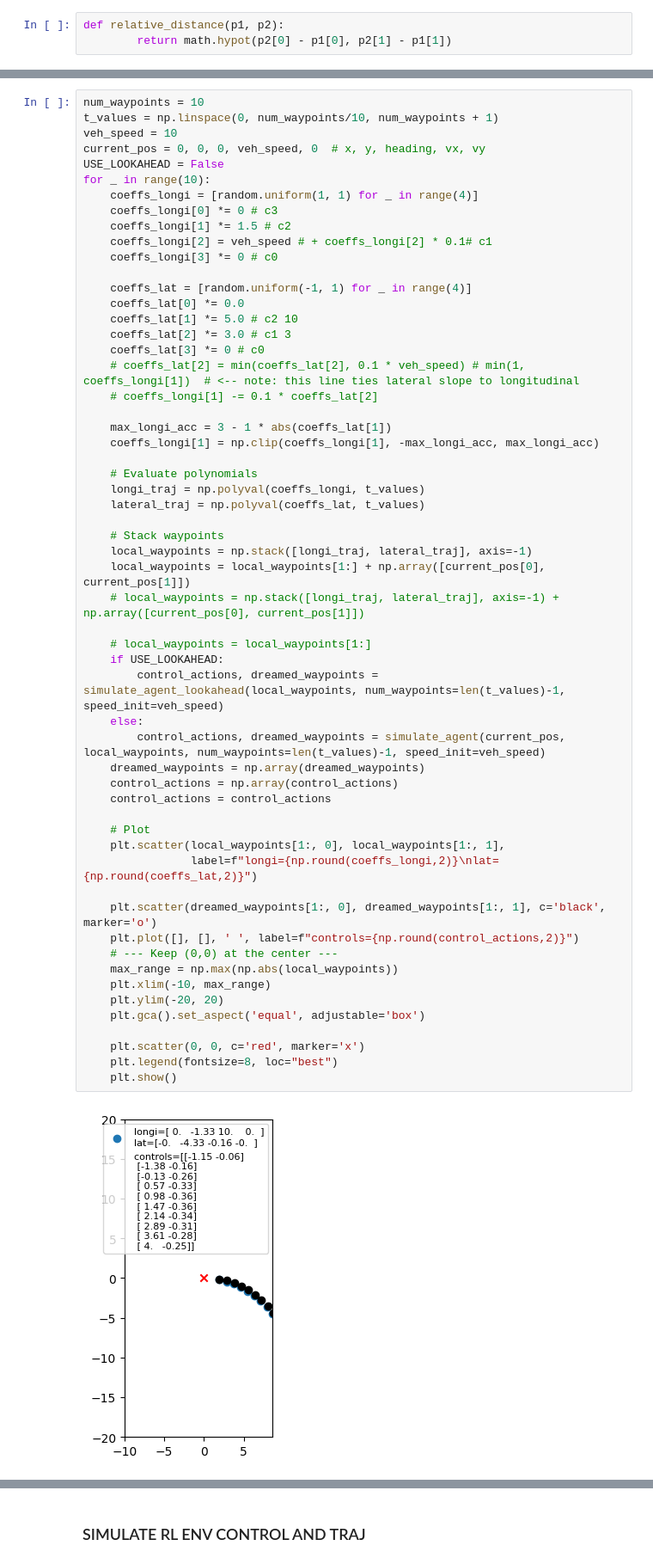
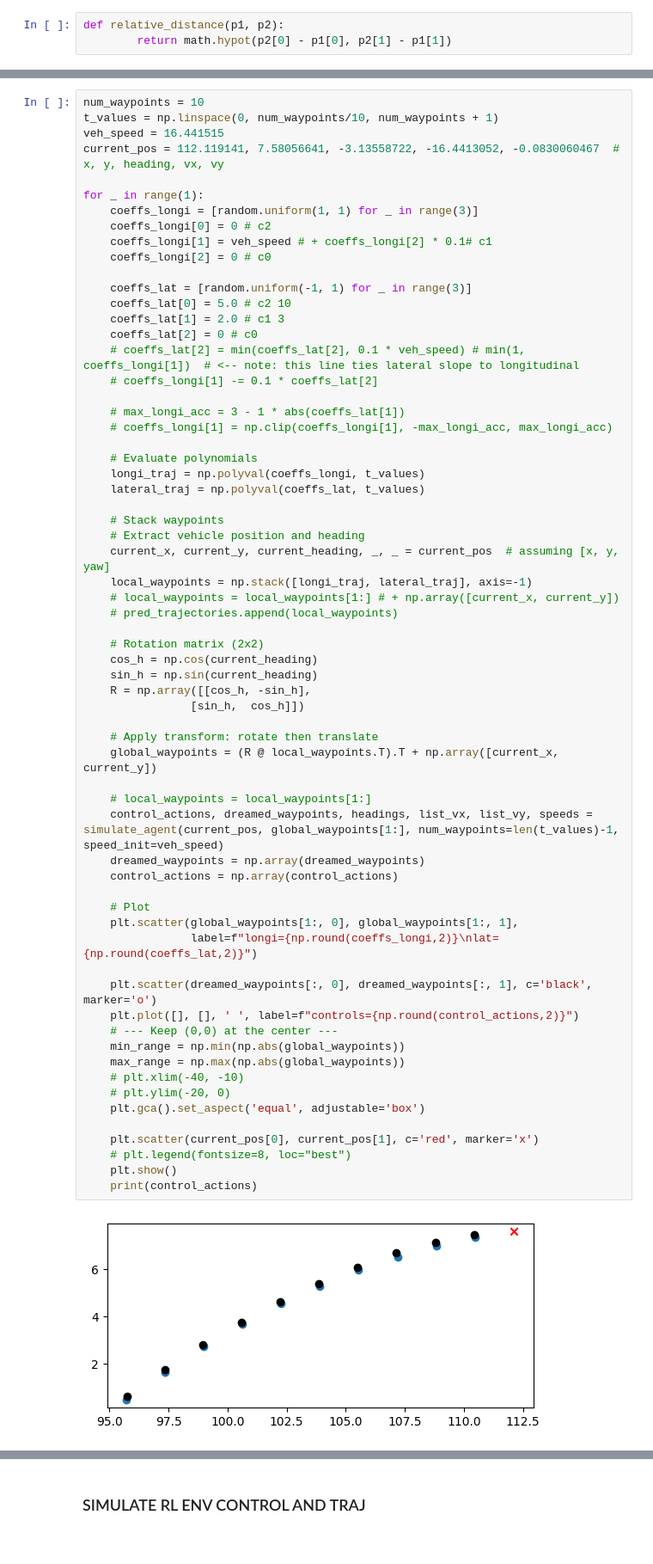
Before and after one commit to Victorbares/PufferDrive, a Jupyter notebook: debile.ipynb, the cells around one changed output, grey strips where cells are left out. Shown: that part at 86% size. Drawn from its saved outputs; the diff is of its cells as text.

```diff
--- a/debile.ipynb
+++ b/debile.ipynb
@@ -245,59 +236,66 @@ def simulate_agent_lookahead(waypoints, num_waypoints, speed_init, time_delta=0.
 # %%
 num_waypoints = 10
 t_values = np.linspace(0, num_waypoints/10, num_waypoints + 1)
-veh_speed = 10
-current_pos = 0, 0, 0, veh_speed, 0  # x, y, heading, vx, vy
-USE_LOOKAHEAD = False
-for _ in range(10):
-    coeffs_longi = [random.uniform(1, 1) for _ in range(4)]
-    coeffs_longi[0] *= 0 # c3
-    coeffs_longi[1] *= 1.5 # c2
-    coeffs_longi[2] = veh_speed # + coeffs_longi[2] * 0.1# c1
-    coeffs_longi[3] *= 0 # c0
+veh_speed = 16.441515
+current_pos = 112.119141, 7.58056641, -3.13558722, -16.4413052, -0.0830060467  # x, y, heading, vx, vy
 
-    coeffs_lat = [random.uniform(-1, 1) for _ in range(4)]
-    coeffs_lat[0] *= 0.0
-    coeffs_lat[1] *= 5.0 # c2 10
-    coeffs_lat[2] *= 3.0 # c1 3
-    coeffs_lat[3] *= 0 # c0
+for _ in range(1):
+    coeffs_longi = [random.uniform(1, 1) for _ in range(3)]
+    coeffs_longi[0] = 0 # c2
+    coeffs_longi[1] = veh_speed # + coeffs_longi[2] * 0.1# c1
+    coeffs_longi[2] = 0 # c0
+
+    coeffs_lat = [random.uniform(-1, 1) for _ in range(3)]
+    coeffs_lat[0] = 5.0 # c2 10
+    coeffs_lat[1] = 2.0 # c1 3
+    coeffs_lat[2] = 0 # c0
     # coeffs_lat[2] = min(coeffs_lat[2], 0.1 * veh_speed) # min(1, coeffs_longi[1])  # <-- note: this line ties lateral slope to longitudinal
     # coeffs_longi[1] -= 0.1 * coeffs_lat[2]
 
-    max_longi_acc = 3 - 1 * abs(coeffs_lat[1])
-    coeffs_longi[1] = np.clip(coeffs_longi[1], -max_longi_acc, max_longi_acc)
+    # max_longi_acc = 3 - 1 * abs(coeffs_lat[1])
+    # coeffs_longi[1] = np.clip(coeffs_longi[1], -max_longi_acc, max_longi_acc)
 
     # Evaluate polynomials
     longi_traj = np.polyval(coeffs_longi, t_values)
     lateral_traj = np.polyval(coeffs_lat, t_values)
 
     # Stack waypoints
+    # Extract vehicle position and heading
+    current_x, current_y, current_heading, _, _ = current_pos  # assuming [x, y, yaw]
     local_waypoints = np.stack([longi_traj, lateral_traj], axis=-1)
-    local_waypoints = local_waypoints[1:] + np.array([current_pos[0], current_pos[1]])
-    # local_waypoints = np.stack([longi_traj, lateral_traj], axis=-1) + np.array([current_pos[0], current_pos[1]])
+    # local_waypoints = local_waypoints[1:] # + np.array([current_x, current_y])
+    # pred_trajectories.append(local_waypoints)
+
+    # Rotation matrix (2x2)
+    cos_h = np.cos(current_heading)
+    sin_h = np.sin(current_heading)
+    R = np.array([[cos_h, -sin_h],
+                [sin_h,  cos_h]])
+
+    # Apply transform: rotate then translate
+    global_waypoints = (R @ local_waypoints.T).T + np.array([current_x, current_y])
 
     # local_waypoints = local_waypoints[1:]
-    if USE_LOOKAHEAD:
-        control_actions, dreamed_waypoints = simulate_agent_lookahead(local_waypoints, num_waypoints=len(t_values)-1, speed_init=veh_speed)
-    else:
-        control_actions, dreamed_waypoints = simulate_agent(current_pos, local_waypoints, num_waypoints=len(t_values)-1, speed_init=veh_speed)
+    control_actions, dreamed_waypoints, headings, list_vx, list_vy, speeds = simulate_agent(current_pos, global_waypoints[1:], num_waypoints=len(t_values)-1, speed_init=veh_speed)
     dreamed_waypoints = np.array(dreamed_waypoints)
     control_actions = np.array(control_actions)
-    control_actions = control_actions
 
     # Plot
-    plt.scatter(local_waypoints[1:, 0], local_waypoints[1:, 1],
+    plt.scatter(global_waypoints[1:, 0], global_waypoints[1:, 1],
                 label=f"longi={np.round(coeffs_longi,2)}\nlat={np.round(coeffs_lat,2)}")
 
-    plt.scatter(dreamed_waypoints[1:, 0], dreamed_waypoints[1:, 1], c='black', marker='o')
+    plt.scatter(dreamed_waypoints[:, 0], dreamed_waypoints[:, 1], c='black', marker='o')
     plt.plot([], [], ' ', label=f"controls={np.round(control_actions,2)}")
     # --- Keep (0,0) at the center ---
-    max_range = np.max(np.abs(local_waypoints))
-    plt.xlim(-10, max_range)
-    plt.ylim(-20, 20)
+    min_range = np.min(np.abs(global_waypoints))
+    max_range = np.max(np.abs(global_waypoints))
+    # plt.xlim(-40, -10)
+    # plt.ylim(-20, 0)
     plt.gca().set_aspect('equal', adjustable='box')
 
-    plt.scatter(0, 0, c='red', marker='x')
-    plt.legend(fontsize=8, loc="best")
+    plt.scatter(current_pos[0], current_pos[1], c='red', marker='x')
+    # plt.legend(fontsize=8, loc="best")
     plt.show()
+    print(control_actions)
 # %% [output]
-[figure, old version]
+[figure, new version]
```
Also changed, not shown: parts of 14 cells of this notebook, 3 other files.
